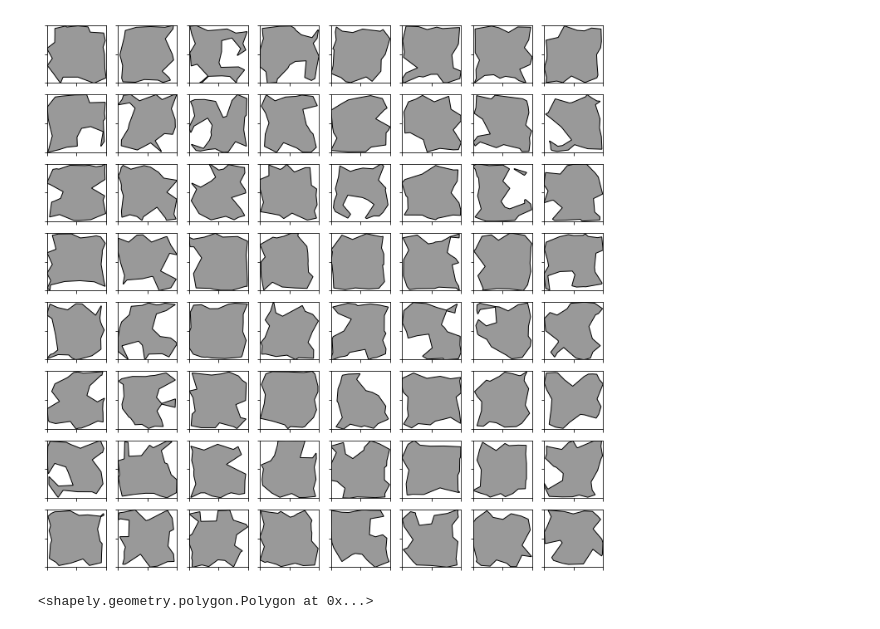
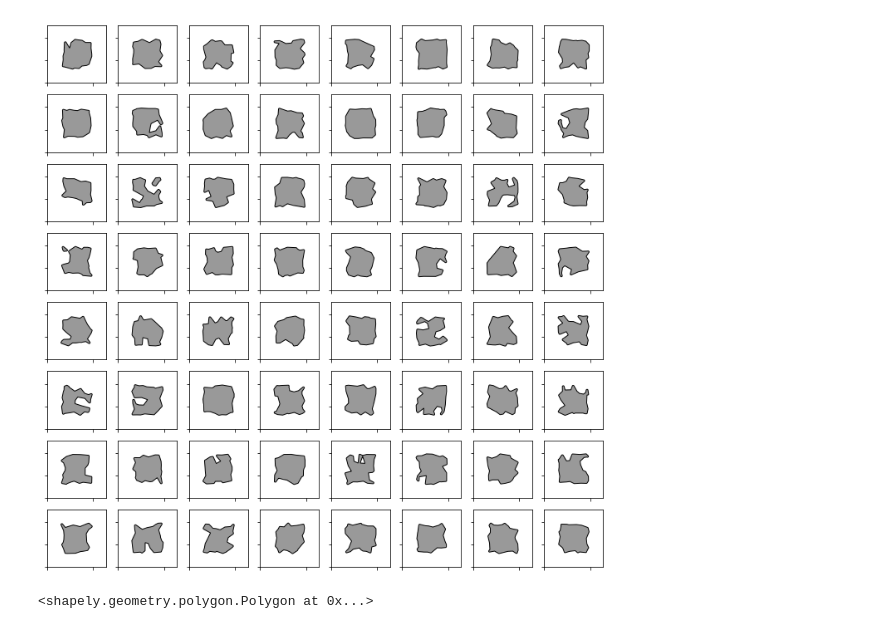
Before and after one commit to skarakulak/alignment_learining, a Jupyter notebook: master_notebook.ipynb, the cells around one changed output. Saved outputs shown, nothing was run; the diff lists cells and outputs as text; code cells hidden in the pictures.

```diff
--- a/master_notebook.ipynb
+++ b/master_notebook.ipynb
@@ -10,21 +11,21 @@ from descartes import PolygonPatch
 import pylab as pl
 from src import *
 # %%
-n_point = 60; alpha = .032
+n_point = 60; alpha = .2
 fig = pl.figure(figsize=(12,12))
 
 for i in range(64):
-    a = np.random.uniform(0,199,size=(n_point,2))
+    a = np.random.uniform(16,48,size=(n_point,2))
     points = [Point(a[i]) for i in range(n_point)]
     concave_hull, edge_points = alpha_shape(points, alpha=alpha)
 
     ax = fig.add_subplot(8,8,i+1)
     ax.set_yticklabels([])
     ax.set_xticklabels([])
-    ax.set_xlim([0, 200]) #ax.set_xlim([x_min-margin, x_max+margin])
-    ax.set_ylim([0, 200])
+    ax.set_xlim([0, 64]) #ax.set_xlim([x_min-margin, x_max+margin])
+    ax.set_ylim([0, 64])
     patch = PolygonPatch(concave_hull.buffer(1), fc='#999999', ec='#000000', fill=True, zorder=-1)
     ax.add_patch(patch)
 # %% [output]
-[figure, old version]
+[figure, new version]
 # %%
```
Also changed, not shown: parts of 3 cells of this notebook.
